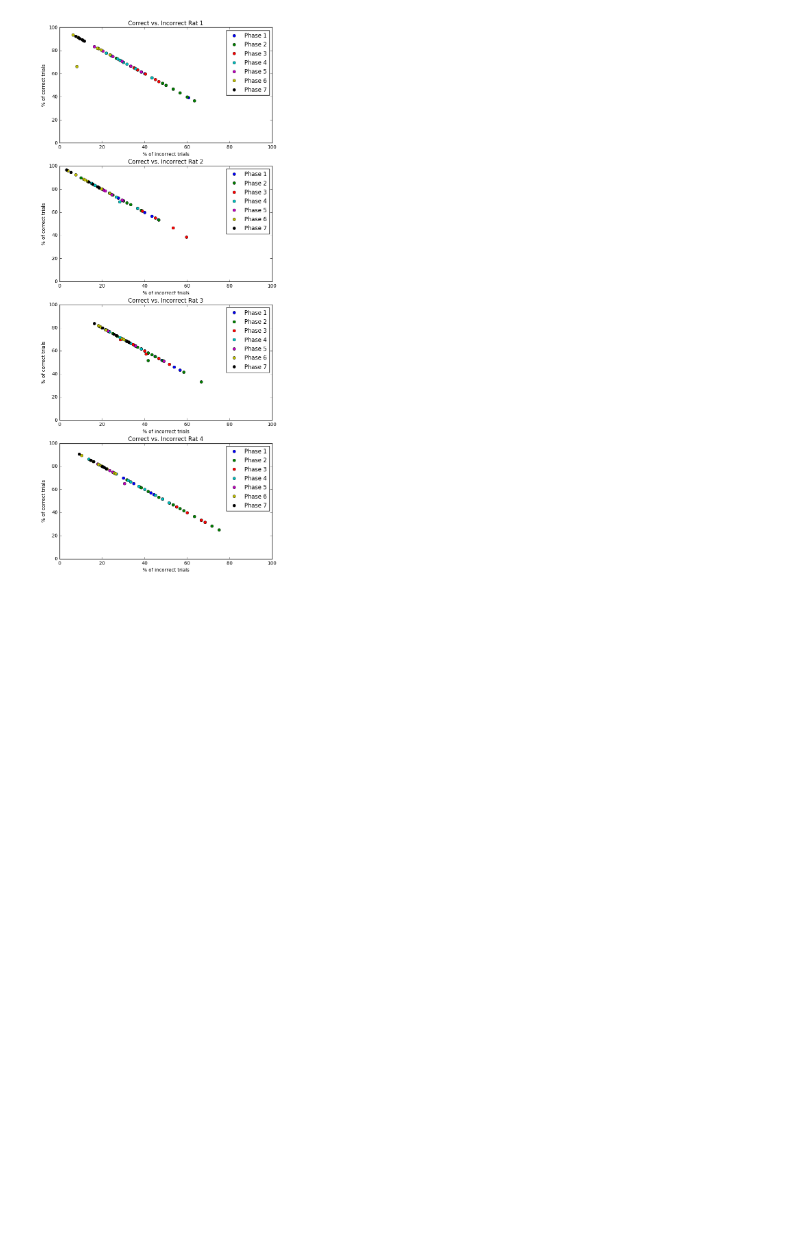
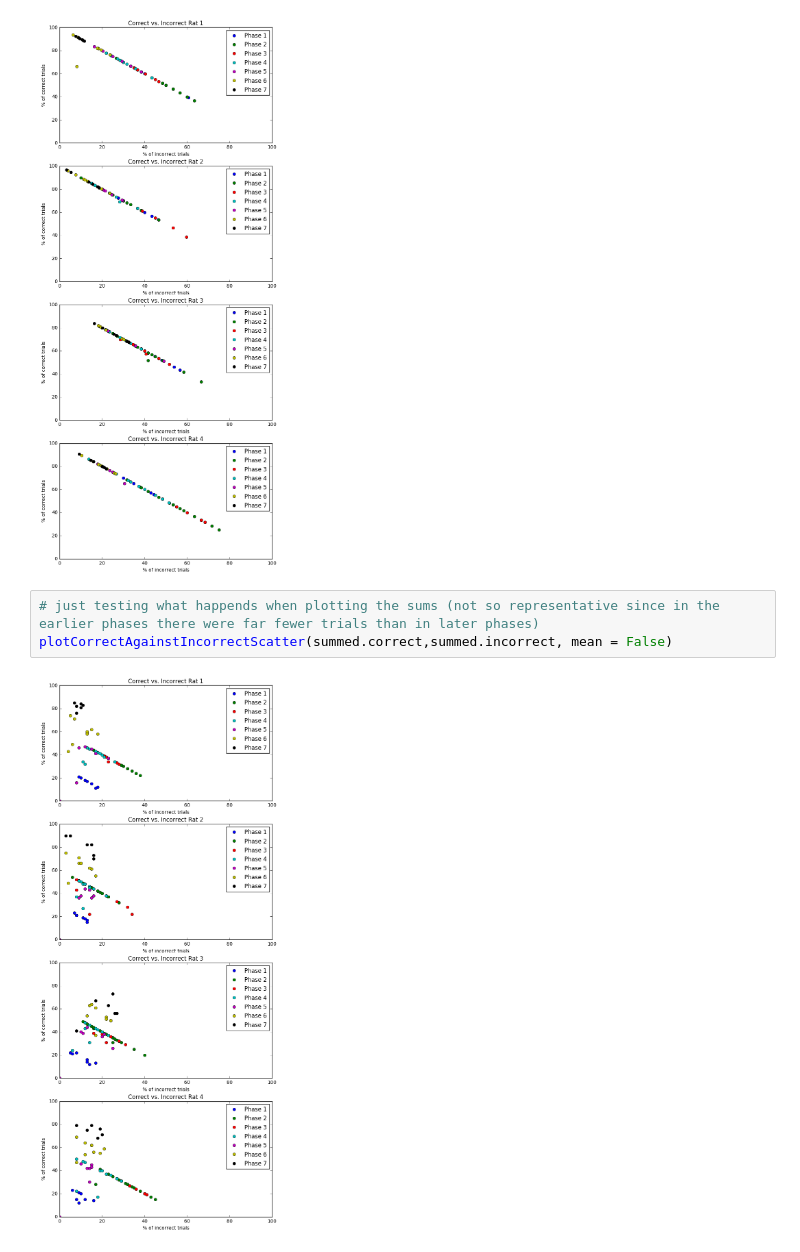
Before and after one commit to estherholleman/An-incremental-training-method-with-automated-extendable-maze-for-training-spatial-behavioral-tasks, a Jupyter notebook: ScoringCorrectVsIncorrect.ipynb, the cells around one changed output. Cells and saved outputs as stored; diff of their text form; blank space fills up the shorter version.

Commit message:
plotted correct against incorrect

```diff
--- a/ScoringCorrectVsIncorrect.ipynb
+++ b/ScoringCorrectVsIncorrect.ipynb
@@ -85,3 +85,8 @@ Name: 1, dtype: float64
 plotCorrectAgainstIncorrectScatter(percentCorAndIncor.correct,percentCorAndIncor.incorrect, mean = False)
 # %% [output]
 [figure]
+# %%
+# just testing what happends when plotting the sums (not so representative since in the earlier phases there were far fewer trials than in later phases)
+plotCorrectAgainstIncorrectScatter(summed.correct,summed.incorrect, mean = False)
+# %% [output]
+[figure, added]
```
Also changed, not shown: parts of 1 cell of this notebook, 1 other file.
